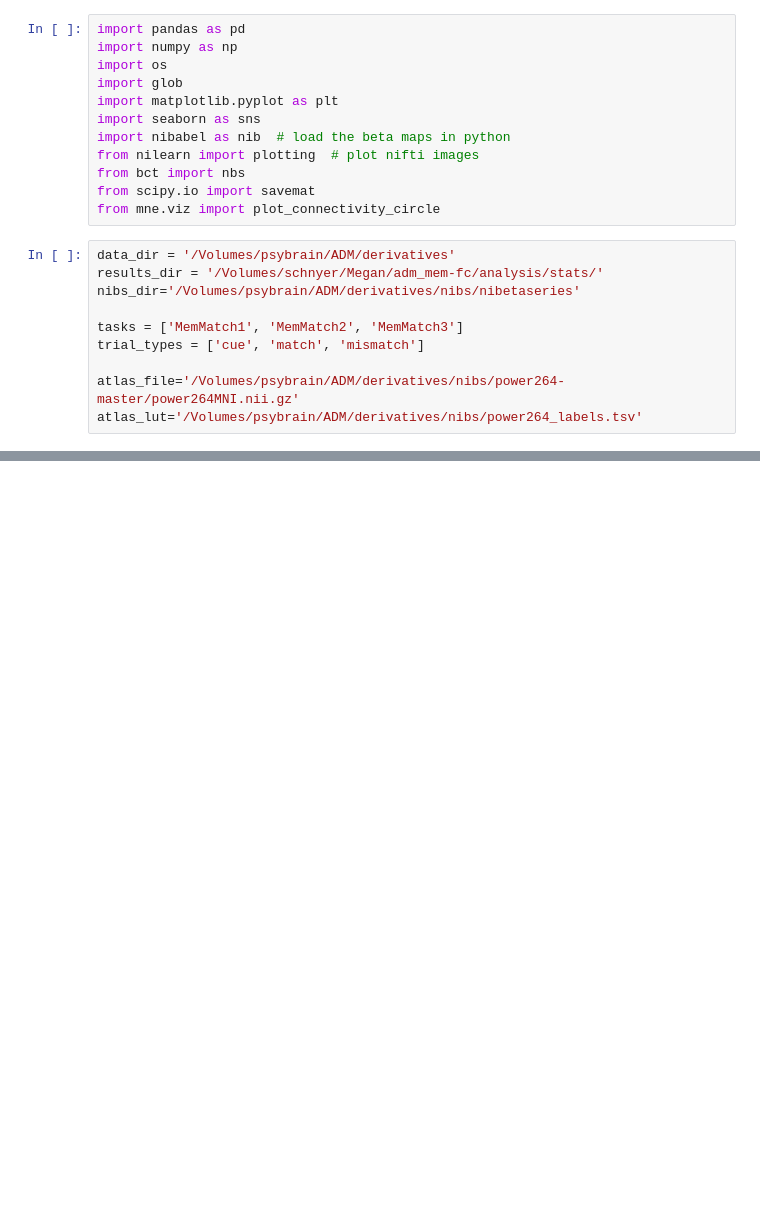
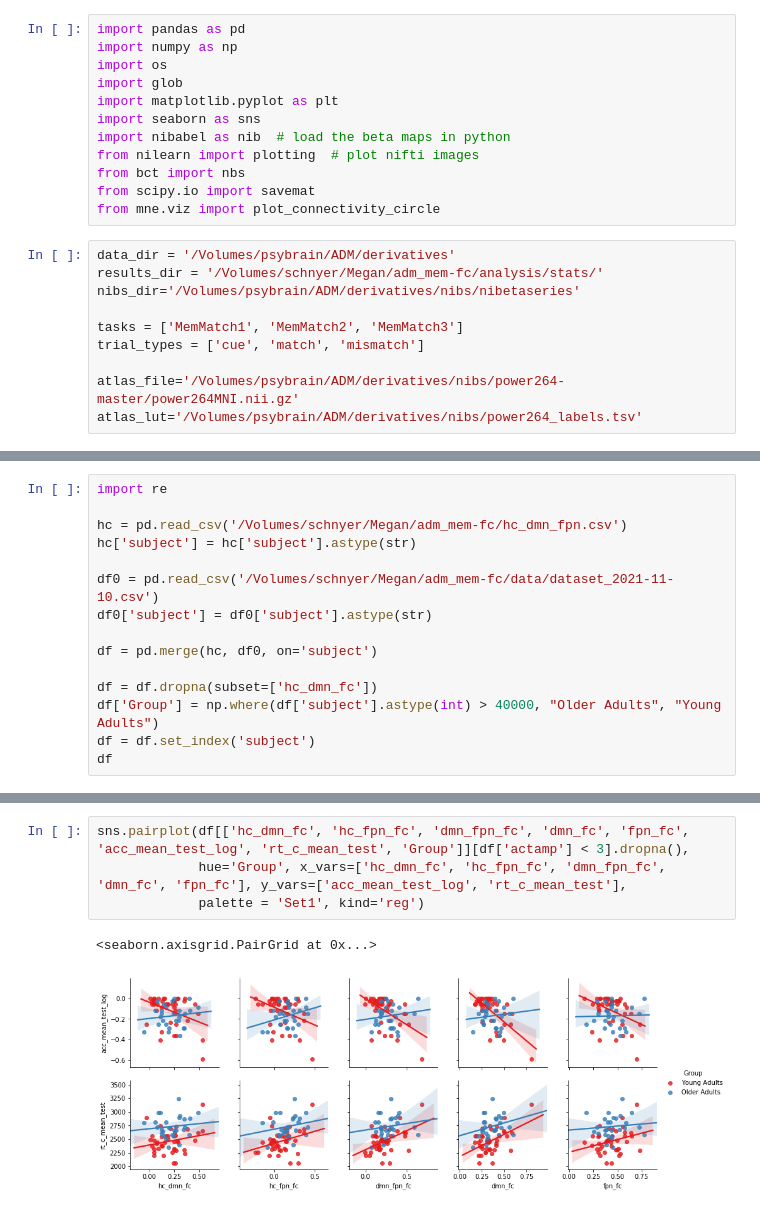
Before and after one commit to mcmahonmc/dissertation, a Jupyter notebook: Statistics-hc.ipynb, the cells around one changed output, grey strips where cells are left out. Cells and saved outputs as stored; diff of their text form; blank space fills up the shorter version.

```diff
--- a/Statistics-hc.ipynb
+++ b/Statistics-hc.ipynb
@@ -3243,0 +35,15 @@ summary
+# %%
+import re
+
+hc = pd.read_csv('/Volumes/schnyer/Megan/adm_mem-fc/hc_dmn_fpn.csv')
+hc['subject'] = hc['subject'].astype(str)
+
+df0 = pd.read_csv('/Volumes/schnyer/Megan/adm_mem-fc/data/dataset_2021-11-10.csv')
+df0['subject'] = df0['subject'].astype(str)
+
+df = pd.merge(hc, df0, on='subject')
+
+df = df.dropna(subset=['hc_dmn_fc'])
+df['Group'] = np.where(df['subject'].astype(int) > 40000, "Older Adults", "Young Adults")
+df = df.set_index('subject')
+df
@@ -3243,0 +81,7 @@ summary
+# %%
+sns.pairplot(df[['hc_dmn_fc', 'hc_fpn_fc', 'dmn_fpn_fc', 'dmn_fc', 'fpn_fc', 'acc_mean_test_log', 'rt_c_mean_test', 'Group']][df['actamp'] < 3].dropna(),
+             hue='Group', x_vars=['hc_dmn_fc', 'hc_fpn_fc', 'dmn_fpn_fc', 'dmn_fc', 'fpn_fc'], y_vars=['acc_mean_test_log', 'rt_c_mean_test'],
+             palette = 'Set1', kind='reg')
+# %% [output]
+<seaborn.axisgrid.PairGrid at 0x...>
+[figure, added]
```
Also changed, not shown: parts of 125 cells of this notebook, 3 other files.
